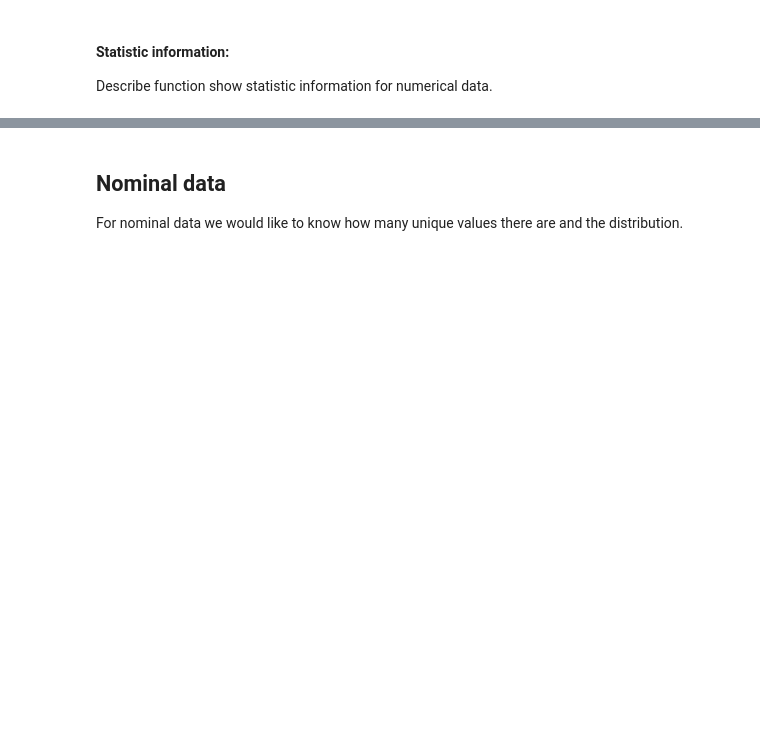
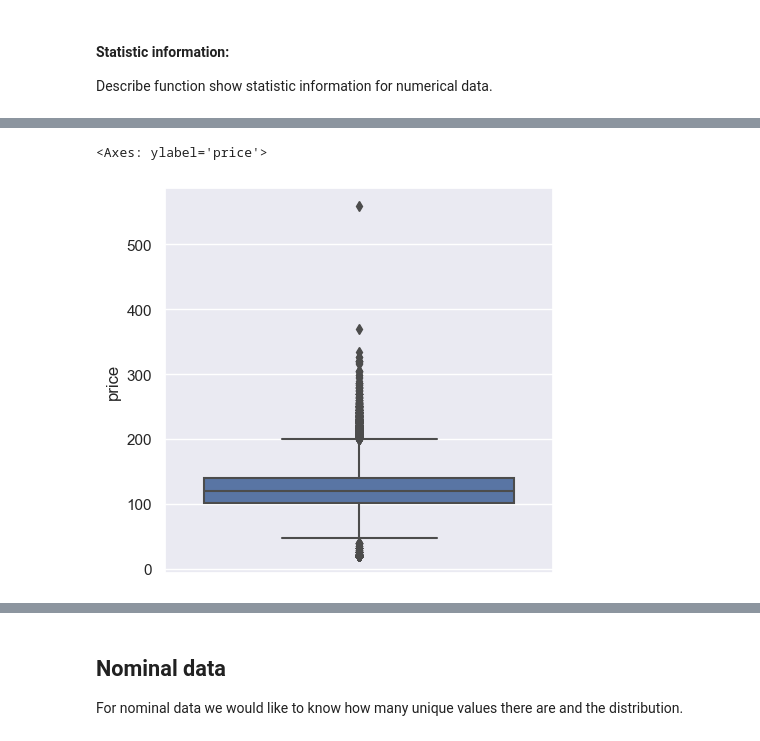
Before and after one commit to Noam-Diamant/Data-Mining, a Jupyter notebook: project.ipynb, the cells around one changed output, grey strips where cells are left out. Saved outputs shown, nothing was run; the diff lists cells and outputs as text; code cells hidden in the pictures; blank space fills up the shorter version.

```diff
--- a/project.ipynb
+++ b/project.ipynb
@@ -14,2 +18,2 @@ Read  the data to df from a csv file
 # %%
-df_train = pd.read_csv("./hotels_train.csv")
+df = pd.read_csv("./hotels_train.csv")
@@ -72,4 +89,7 @@ Convert 'Fare' columns to numeric:
 # %%
-df['Fare'] = df['Fare'].str.extract('(\d+\.?\d*)', expand = True).astype(float)
-df["Fare"].dtype
+# Use str.extract() to extract numeric values
+df['room_type'] = df['room_type'].str.extract('(\d+\.?\d*)', expand = True).astype(int)
+
+# Verify the data type after conversion
+df["room_type"].dtype
 # %% [output]
@@ -79,3 +96,0 @@ Split 'Cabin' column to sign and value:
-# %%
-df[['Cabin_sign', 'Cabin_value']] = df['Cabin'].str.extract('([A-Za-z]+)(\d+\.?\d*)', expand = True)
-df['Cabin_value'] = df['Cabin_value'].astype(float)
@@ -81,0 +122,7 @@ df['Cabin_value'] = df['Cabin_value'].astype(float)
+# %%
+df.loc[df['date'] == '2018-2-29', 'date'] = '03/01/2018'
+# Split the "date" column into separate columns
+df[["month", "day", "year"]] = df["date"].str.split("/", expand=True)
+df["month"] = df["month"].str.extract('(\d+\.?\d*)', expand = True).astype(int)
+df["day"] = df["day"].str.extract('(\d+\.?\d*)', expand = True).astype(int)
+df["year"] = df["year"].str.extract('(\d+\.?\d*)', expand = True).astype(int)
@@ -146,3 +277,6 @@ numeric_data.describe()
 # %%
-sns.boxplot(y="Age", data=df)
+sns.boxplot(y="price", data=df)
+# %% [output]
+<Axes: ylabel='price'>
+[figure, added]
 # %%
```
Also changed, not shown: parts of 67 cells of this notebook.
